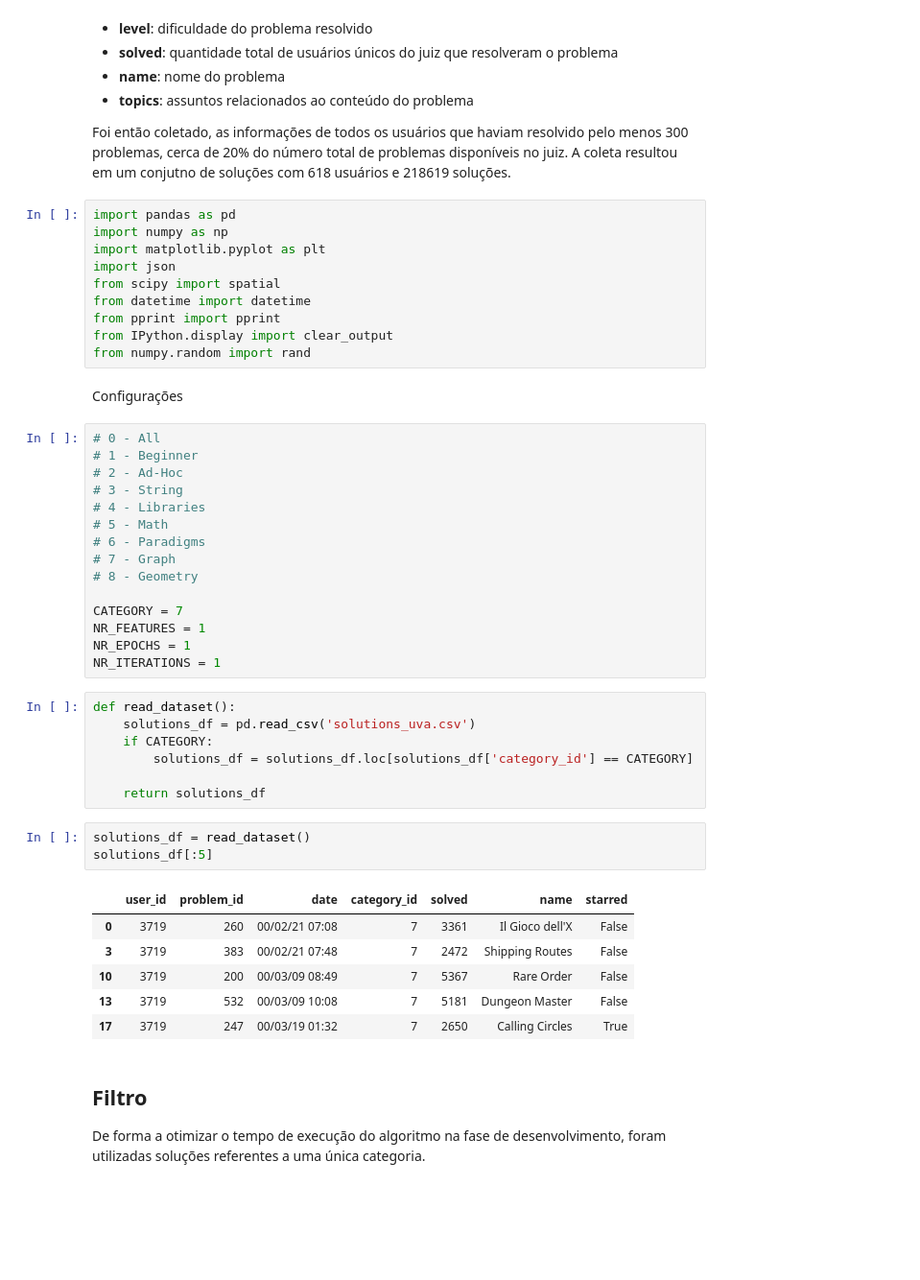
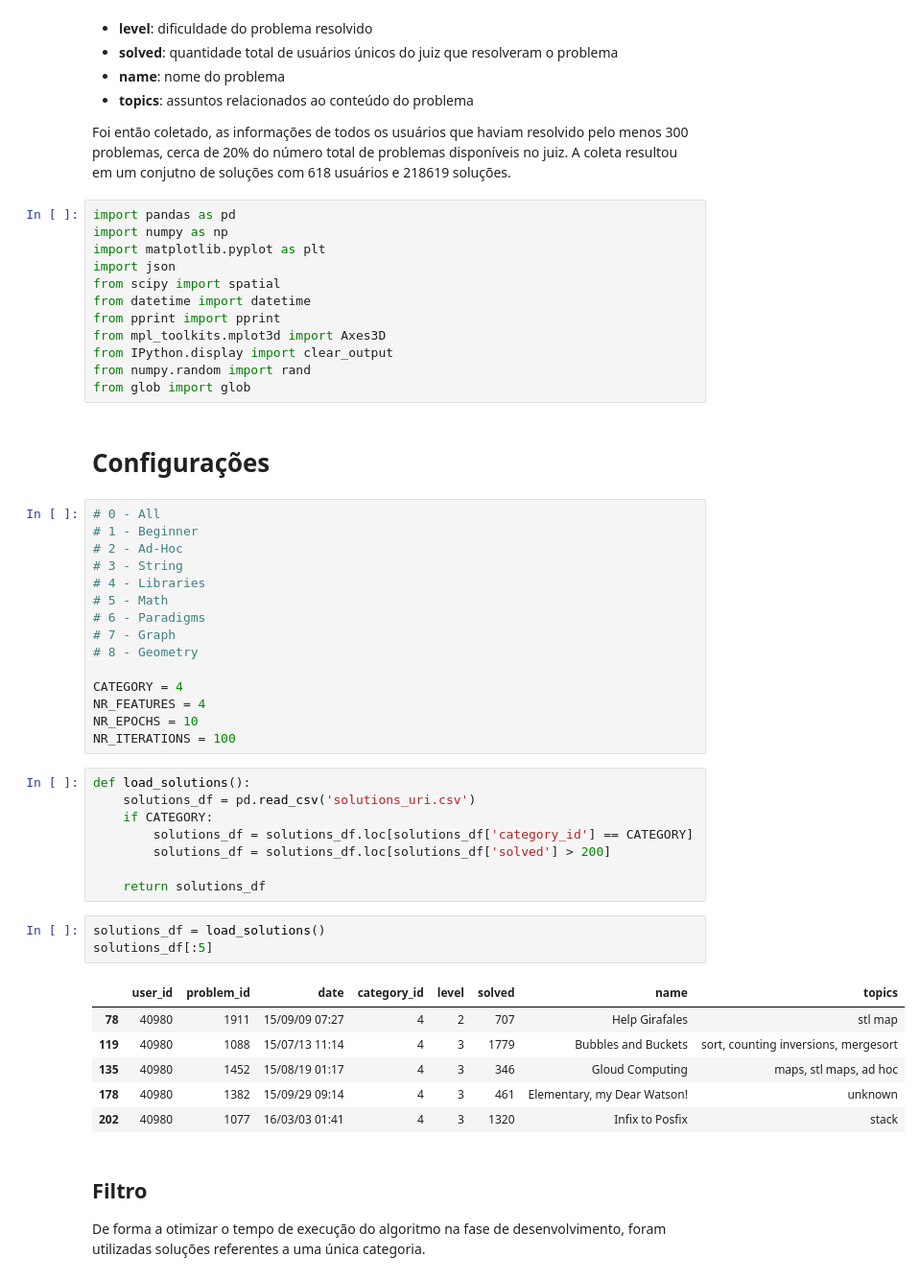
Before and after one commit to sauloantuness/bang-recommender-system, a Jupyter notebook: bang.ipynb, the cells around one changed output. Shown: that part at 96% size. Cells and saved outputs as stored; diff of their text form; blank space fills up the shorter version.

```diff
--- a/bang.ipynb
+++ b/bang.ipynb
@@ -54,10 +54,12 @@ import json
 from scipy import spatial
 from datetime import datetime
 from pprint import pprint
+from mpl_toolkits.mplot3d import Axes3D
 from IPython.display import clear_output
 from numpy.random import rand
+from glob import glob
-# %% [markdown]
-Configurações
+# %% [markdown]
+# Configurações
 # %%
 # 0 - All
 # 1 - Beginner
@@ -69,27 +71,28 @@ Configurações
 # 7 - Graph
 # 8 - Geometry
 
-CATEGORY = 7
-NR_FEATURES = 1
-NR_EPOCHS = 1
-NR_ITERATIONS = 1
+CATEGORY = 4
+NR_FEATURES = 4
+NR_EPOCHS = 10
+NR_ITERATIONS = 100
 # %%
-def read_dataset():
-    solutions_df = pd.read_csv('solutions_uva.csv')
+def load_solutions():
+    solutions_df = pd.read_csv('solutions_uri.csv')
     if CATEGORY:
         solutions_df = solutions_df.loc[solutions_df['category_id'] == CATEGORY]
+        solutions_df = solutions_df.loc[solutions_df['solved'] > 200]
 
     return solutions_df
 # %%
-solutions_df = read_dataset()
+solutions_df = load_solutions()
 solutions_df[:5]
 # %% [output]
-|  | user_id | problem_id | date | category_id | solved | name | starred |
-| 0 | 3719 | 260 | 00/02/21 07:08 | 7 | 3361 | Il Gioco dell'X | False |
-| 3 | 3719 | 383 | 00/02/21 07:48 | 7 | 2472 | Shipping Routes | False |
-| 10 | 3719 | 200 | 00/03/09 08:49 | 7 | 5367 | Rare Order | False |
-| 13 | 3719 | 532 | 00/03/09 10:08 | 7 | 5181 | Dungeon Master | False |
-| 17 | 3719 | 247 | 00/03/19 01:32 | 7 | 2650 | Calling Circles | True |
+|  | user_id | problem_id | date | category_id | level | solved | name | topics |
+| 78 | 40980 | 1911 | 15/09/09 07:27 | 4 | 2 | 707 | Help Girafales | stl map |
+| 119 | 40980 | 1088 | 15/07/13 11:14 | 4 | 3 | 1779 | Bubbles and Buckets | sort, counting inversions, mergesort |
+| 135 | 40980 | 1452 | 15/08/19 01:17 | 4 | 3 | 346 | Gloud Computing | maps, stl maps, ad hoc |
+| 178 | 40980 | 1382 | 15/09/29 09:14 | 4 | 3 | 461 | Elementary, my Dear Watson! | unknown |
+| 202 | 40980 | 1077 | 16/03/03 01:41 | 4 | 3 | 1320 | Infix to Posfix | stack |
 # %% [markdown]
 ## Filtro
 
```
Also changed, not shown: parts of 25 cells of this notebook.
